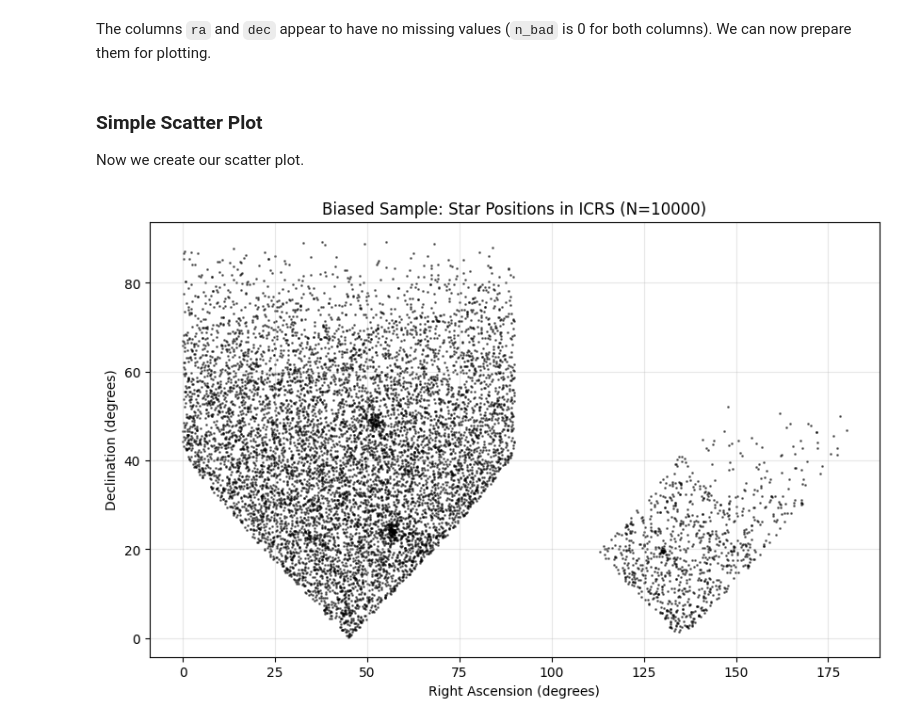
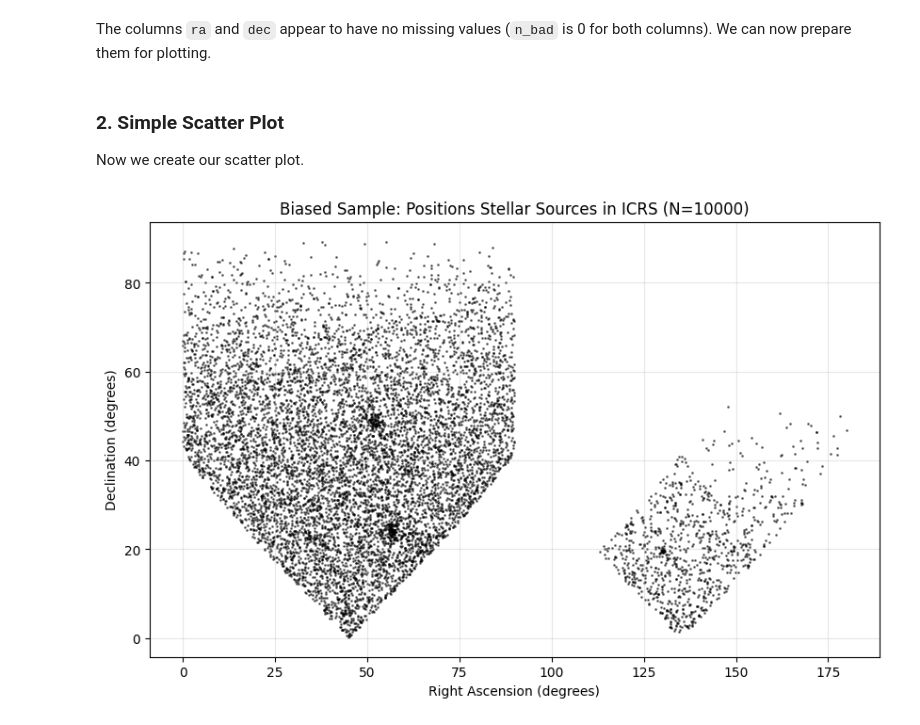
Before and after one commit to ThatDudeJude/stellar_explorer, a Jupyter notebook: notebooks/learning/05_viz_biased.ipynb, the cells around one changed output. Cells and saved outputs as stored; diff of their text form; code cells hidden in the pictures.

```diff
--- a/notebooks/learning/05_viz_biased.ipynb
+++ b/notebooks/learning/05_viz_biased.ipynb
@@ -32,7 +32,7 @@ import matplotlib.pyplot as plt
 from astropy.table import Table
 
 # Load the table
-table = Table.read("../../data/stars_with_galactic_coord_biased.fits")
+table = Table.read("../../data/sources_with_galactic_coord_biased.fits")
 # %% [markdown]
 Let's check for missing data in the `ra` and `dec` columns
 # %%
@@ -55,18 +55,18 @@ The columns `ra` and `dec` appear to have no missing values (`n_bad` is 0 for bo
 ra = table['ra']
 dec = table['dec']
 # %% [markdown]
-### Simple Scatter Plot
+### 2. Simple Scatter Plot
 Now we create our scatter plot.
 # %%
 plt.figure(figsize=(10, 6))
 plt.scatter(ra, dec, s=1, alpha=0.5, color='black')
 plt.xlabel("Right Ascension (degrees)")
 plt.ylabel("Declination (degrees)")
-plt.title(f"Biased Sample: Star Positions in ICRS (N={len(table)})")
+plt.title(f"Biased Sample: Positions Stellar Sources in ICRS (N={len(table)})")
 plt.grid(True, alpha=0.3)
 plt.show()
 # %% [output]
-[figure, old version]
+[figure, new version]
 # %%
 plt.figure(figsize=(10, 6))
 plt.hexbin(ra, dec, gridsize=50, cmap='Blues')
```
Also changed, not shown: parts of 4 cells of this notebook, 19 other files.
